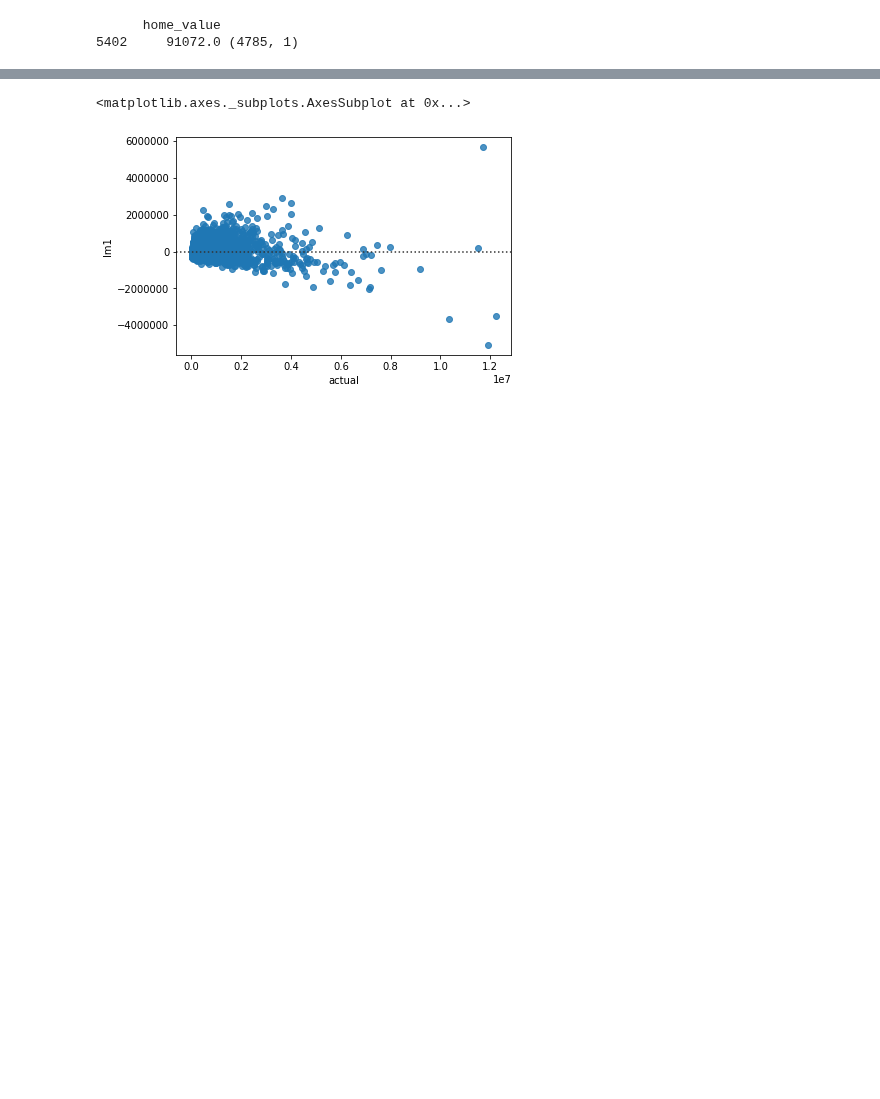
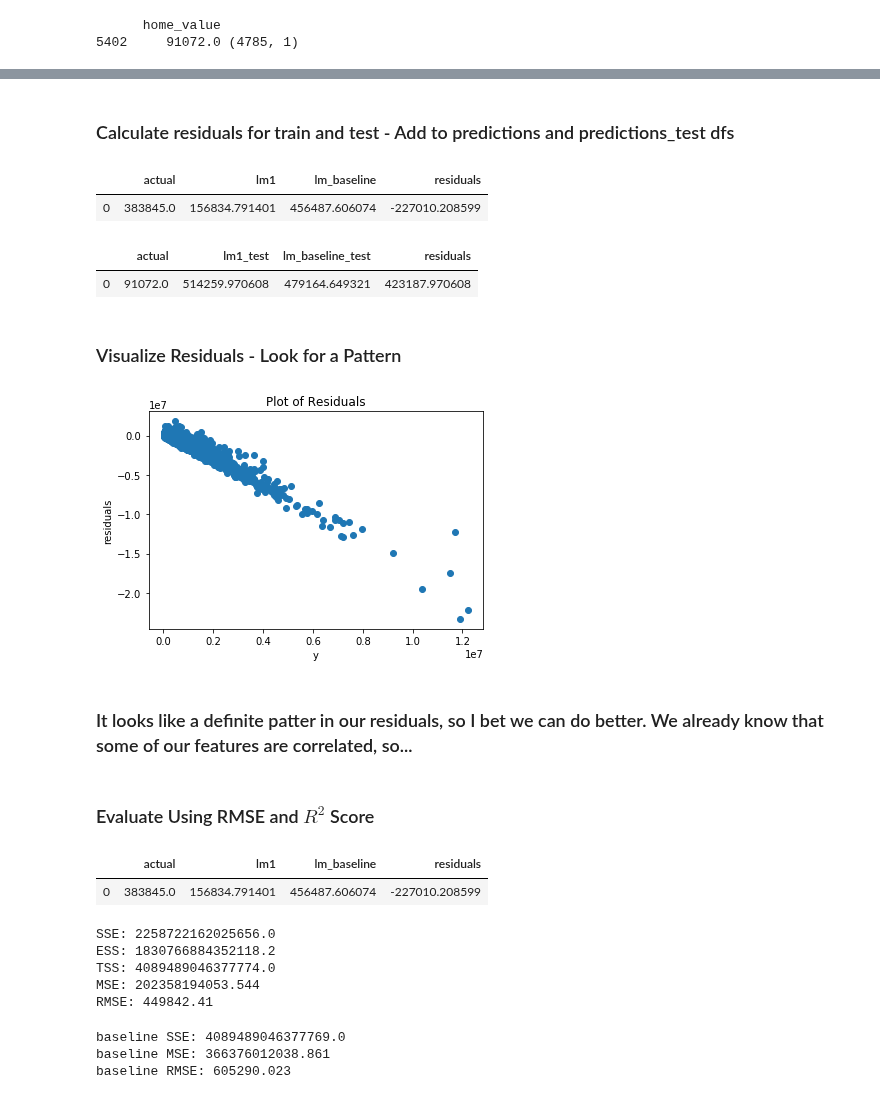
Before and after one commit to faithkane3/zillow_project, a Jupyter notebook: zillow_project_walkthrough.ipynb, the cells around one changed output, grey strips where cells are left out. Saved outputs shown, nothing was run; the diff lists cells and outputs as text; code cells hidden in the pictures; blank space fills up the shorter version.

Commit message:
Commit after tons of work in walkthrough notebook for linear regression project

```diff
--- a/zillow_project_walkthrough.ipynb
+++ b/zillow_project_walkthrough.ipynb
@@ -250,5 +250,5 @@ print(y_test.head(1), y_test.shape)
 # %%
-scaler, X_train_scaled, X_test_scaled = split_scale.iqr_robust_scaler(X_train, X_test)
+scaler, X_train_scaled, X_test_scaled = split_scale.min_max_scaler(X_train, X_test)
 # %%
 scaler
 # %% [output]
@@ -270,2 +269,2 @@ X_train_scaled.head(3), X_test_scaled.head(3)
 # %%
-#predictions, predictions_test = model_zillow.modeling_function(X_train_scaled, y_train, X_test_scaled, y_test)
+predictions, predictions_test = model_zillow.modeling_function(X_train_scaled, y_train, X_test_scaled, y_test)
@@ -288,5 +281,44 @@ X_train_scaled.head(3), X_test_scaled.head(3)
+# %% [markdown]
+### Calculate residuals for train and test - Add to predictions and predictions_test dfs
+# %%
+predictions['residuals'] = predictions.lm1 - predictions.actual
+predictions_test['residuals'] = predictions_test.lm1_test - predictions_test.actual
+# %%
+predictions.head(1)
+# %% [output]
+|  | actual | lm1 | lm_baseline | residuals |
+| 0 | 383845.0 | 156834.791401 | 456487.606074 | -227010.208599 |
+# %%
+predictions_test.head(1)
+# %% [output]
+|  | actual | lm1_test | lm_baseline_test | residuals |
+| 0 | 91072.0 | 514259.970608 | 479164.649321 | 423187.970608 |
+# %% [markdown]
+### Visualize Residuals - Look for a Pattern
+# %%
+evaluate.matplot_residuals(predictions.actual, predictions.residuals)
+# %% [output]
+[figure, added]
+# %% [markdown]
+### It looks like a definite patter in our residuals, so I bet we can do better. We already know that some of our features are correlated, so...
+# %% [markdown]
+### Evaluate Using RMSE and $R^2$ Score
+# %%
+predictions.head(1)
+# %% [output]
+|  | actual | lm1 | lm_baseline | residuals |
+| 0 | 383845.0 | 156834.791401 | 456487.606074 | -227010.208599 |
 # %%
-#evaluate.plot_residuals(predictions.actual, predictions.lm1)
+SSE, ESS, TSS, MSE, RMSE = evaluate.regression_errors(predictions.actual, predictions.lm1)
 # %% [output]
-<matplotlib.axes._subplots.AxesSubplot at 0x...>
+SSE: 2258722162025656.0
+ESS: 1830766884352118.2
+TSS: 4089489046377774.0
+MSE: 202358194053.544
+RMSE: 449842.41
-[figure, removed]
+# %%
+bSSE, bMSE, bRMSE = evaluate.baseline_mean_errors(predictions.actual)
+# %% [output]
+baseline SSE: 4089489046377769.0
+baseline MSE: 366376012038.861
+baseline RMSE: 605290.023
```
Also changed, not shown: parts of 46 cells of this notebook, 3 other files.
